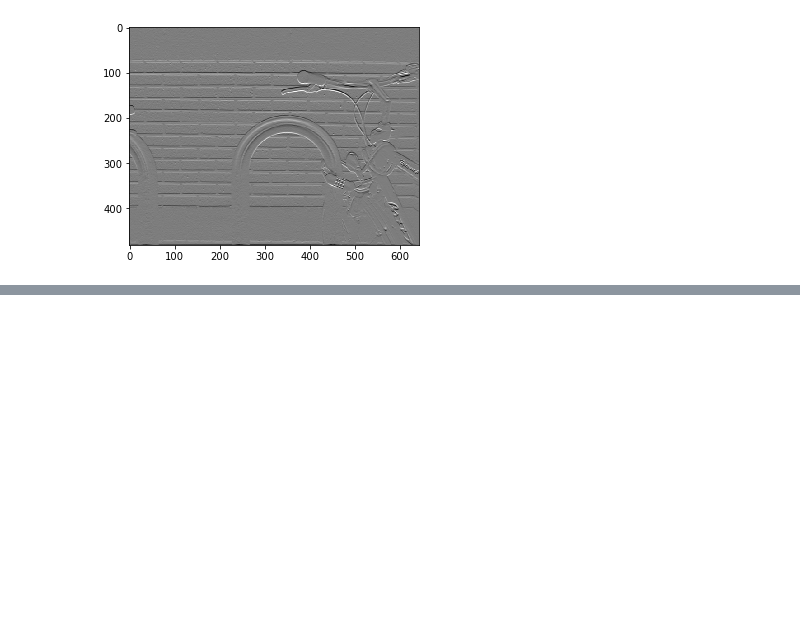
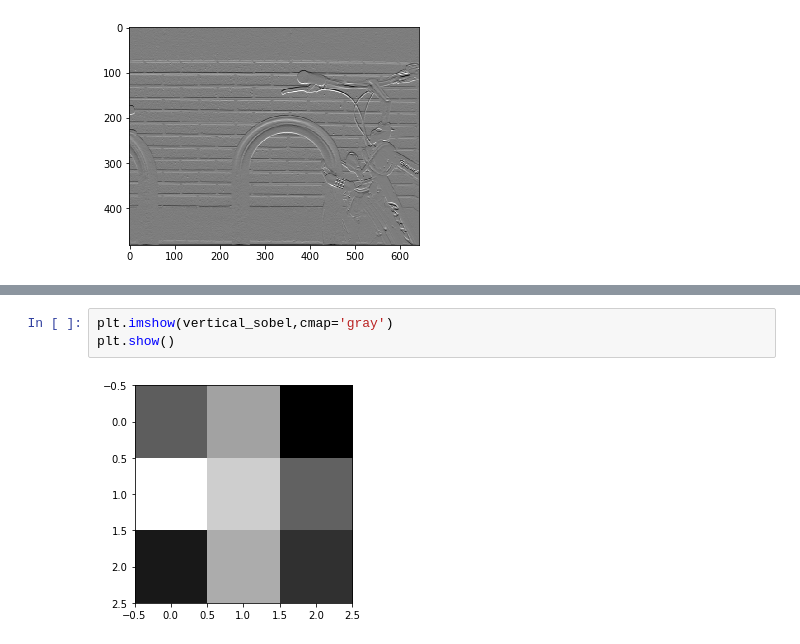
Before and after one commit to kcchiu/Introducing-Python, a Jupyter notebook: Fall_2017/CIS-581/Homework/HW1/Homework-1.ipynb, the cells around one changed output, grey strips where cells are left out. Cells and saved outputs as stored; diff of their text form; blank space fills up the shorter version.

```diff
--- a/Fall_2017/CIS-581/Homework/HW1/Homework-1.ipynb
+++ b/Fall_2017/CIS-581/Homework/HW1/Homework-1.ipynb
@@ -48,0 +74,5 @@ array([-1, -1,  0,  1,  1])
+# %%
+plt.imshow(vertical_sobel,cmap='gray')
+plt.show()
+# %% [output]
+[figure, added]
```
Also changed, not shown: parts of 3 cells of this notebook.
